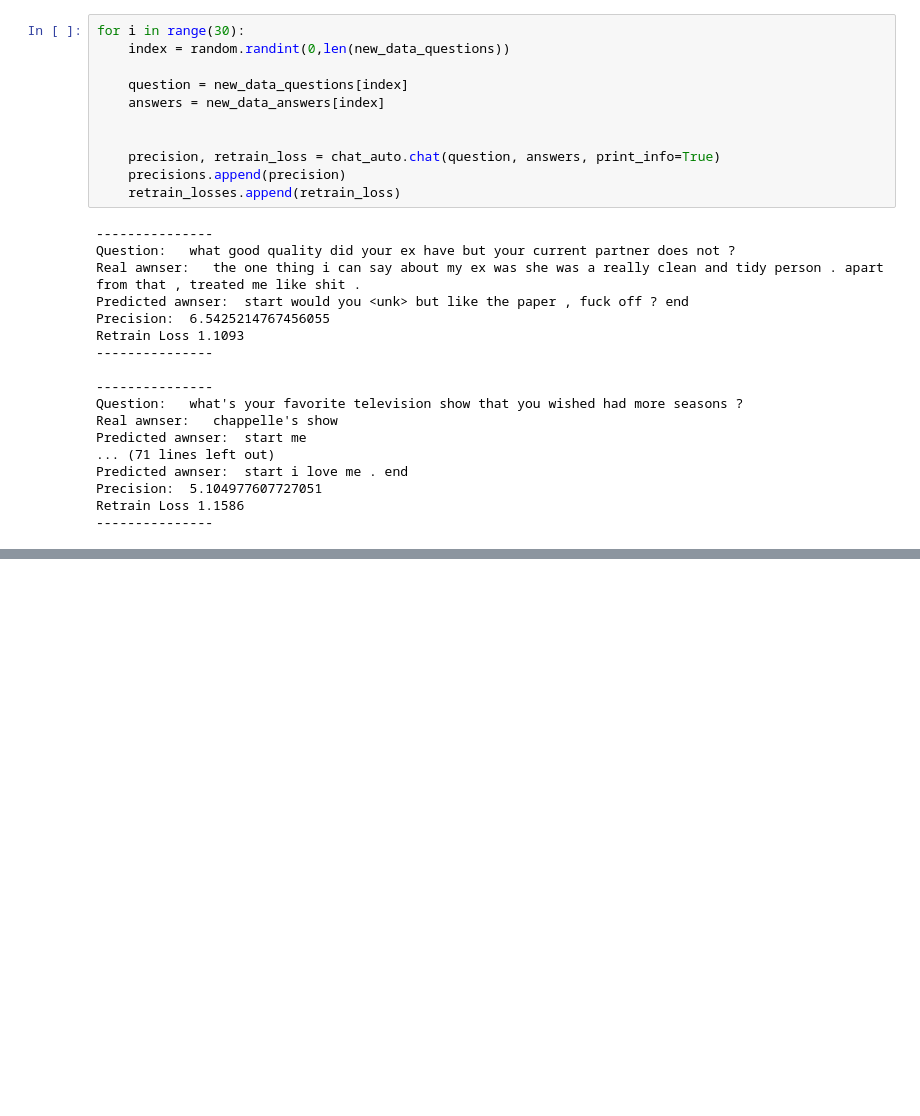
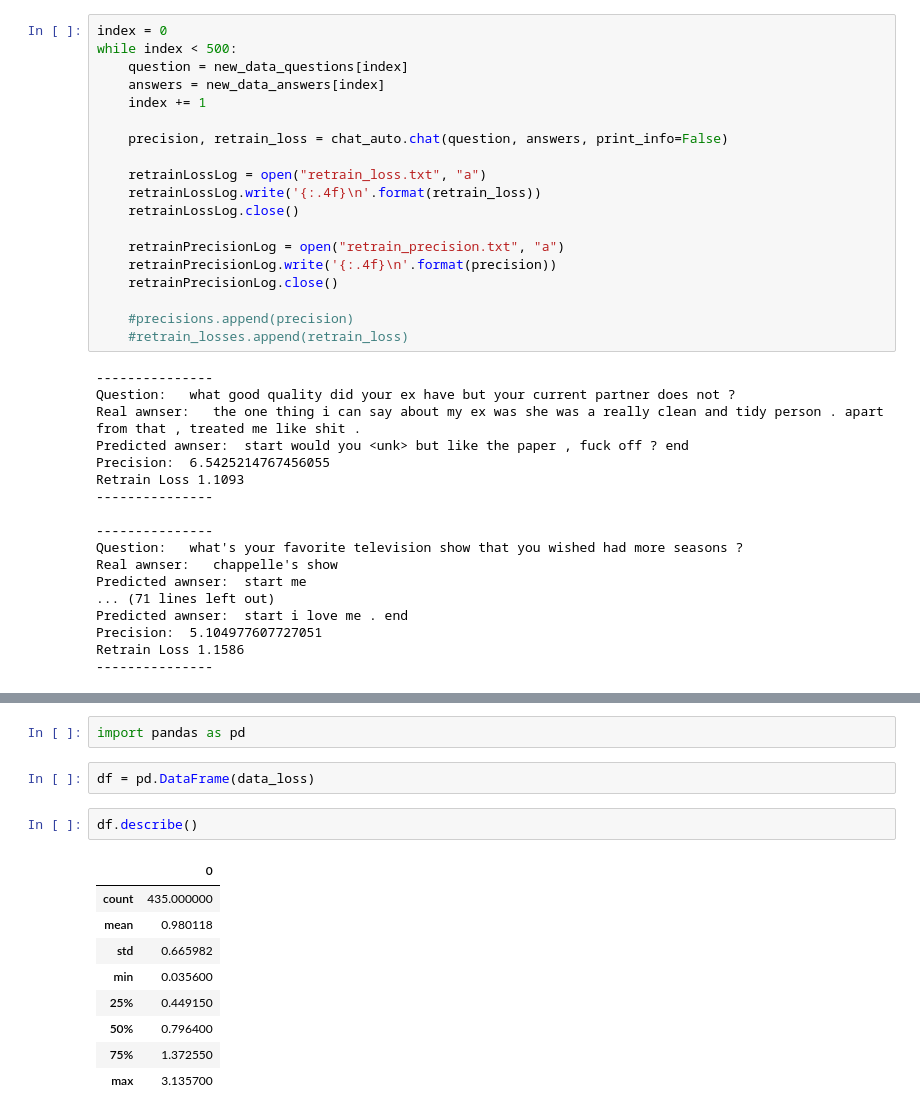
Before and after one commit to cris-scheib/nlp-continual-learning, a Jupyter notebook: TCCII/TCC-continual-learning-script.ipynb, the cells around one changed output, grey strips where cells are left out. Drawn from its saved outputs; the diff is of its cells as text; blank space fills up the shorter version.

```diff
--- a/TCCII/TCC-continual-learning-script.ipynb
+++ b/TCCII/TCC-continual-learning-script.ipynb
@@ -587,14 +582,22 @@ retrain_losses = list()
 # %%
-for i in range(30):
-    index = random.randint(0,len(new_data_questions))
-
+index = 0
+while index < 500:
     question = new_data_questions[index]
     answers = new_data_answers[index]
+    index += 1
 
+    precision, retrain_loss = chat_auto.chat(question, answers, print_info=False)
 
-    precision, retrain_loss = chat_auto.chat(question, answers, print_info=True)
-    precisions.append(precision)
-    retrain_losses.append(retrain_loss)
+    retrainLossLog = open("retrain_loss.txt", "a")
+    retrainLossLog.write('{:.4f}\n'.format(retrain_loss))
+    retrainLossLog.close()
+
+    retrainPrecisionLog = open("retrain_precision.txt", "a")
+    retrainPrecisionLog.write('{:.4f}\n'.format(precision))
+    retrainPrecisionLog.close()
+
+    #precisions.append(precision)
+    #retrain_losses.append(retrain_loss)
 # %% [output]
 ---------------
 Question:   what good quality did your ex have but your current partner does not ?
@@ -615,0 +660,16 @@ Retrain Loss 1.1586
+# %%
+import pandas as pd
+# %%
+df = pd.DataFrame(data_loss)
+# %%
+df.describe()
+# %% [output]
+|  | 0 |
+| count | 435.000000 |
+| mean | 0.980118 |
+| std | 0.665982 |
+| min | 0.035600 |
+| 25% | 0.449150 |
+| 50% | 0.796400 |
+| 75% | 1.372550 |
+| max | 3.135700 |
```
Also changed, not shown: parts of 10 cells of this notebook, 4 other files.
